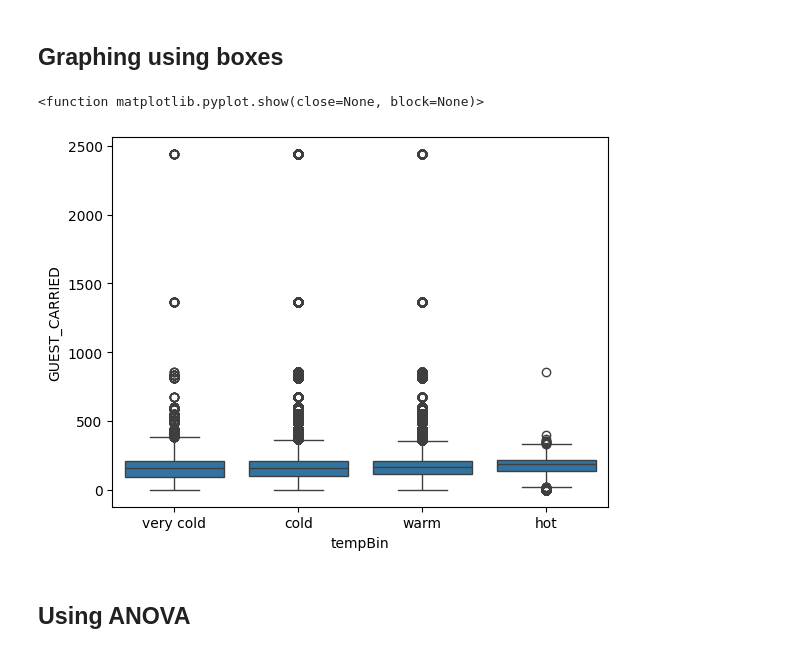
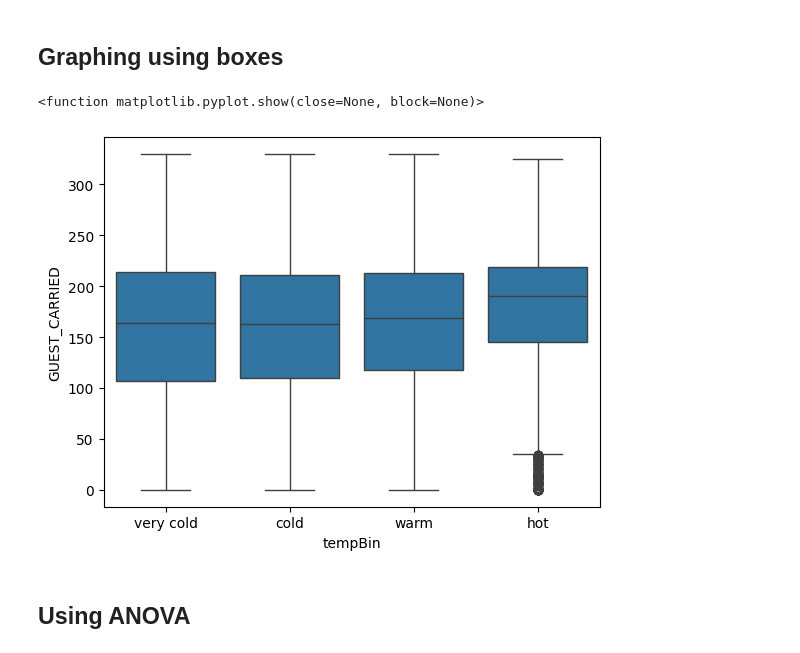
Before and after one commit to MwBm/DataAnalysisIntro, a Jupyter notebook: disneyData.ipynb, the cells around one changed output. Drawn from its saved outputs; the diff is of its cells as text; code cells hidden in the pictures.

Commit message:
Adding a couple more graphs

```diff
--- a/disneyData.ipynb
+++ b/disneyData.ipynb
@@ -95,8 +95,8 @@ wait_times_new['hour'] = wait_times_new['DateTime'].dt.hour
 wait_times_new_roller = wait_times_new[(wait_times_new['CAPACITY'] != 0) & (wait_times_new['ENTITY_DESCRIPTION_SHORT'] == "Roller Coaster")]
 wait_times_new_rapids = wait_times_new[(wait_times_new['CAPACITY'] != 0) & (wait_times_new['ENTITY_DESCRIPTION_SHORT'] == "Rapids Ride")]
 
-wait_times_new_roller = wait_times_new_roller[['year', 'hour', 'ENTITY_DESCRIPTION_SHORT', 'WAIT_TIME_MAX', 'GUEST_CARRIED']]
-wait_times_new_rapids = wait_times_new_rapids[['year', 'hour', 'ENTITY_DESCRIPTION_SHORT', 'WAIT_TIME_MAX', 'GUEST_CARRIED']]
+wait_times_new_roller = wait_times_new_roller[['year', 'hour', 'ENTITY_DESCRIPTION_SHORT', 'WAIT_TIME_MAX', 'GUEST_CARRIED', 'ADJUST_CAPACITY']]
+wait_times_new_rapids = wait_times_new_rapids[['year', 'hour', 'ENTITY_DESCRIPTION_SHORT', 'WAIT_TIME_MAX', 'GUEST_CARRIED', 'ADJUST_CAPACITY']]
 
 print(wait_times_new_roller)
 print(wait_times_new_rapids)
@@ -179,3 +190,5 @@ print(f"Correlation: {corr}, p-value: {p_value}")
 Correlation: 0.030310253889163023, p-value: 0.0
 # %% [markdown]
 ### Low correlation value confirms the hyopthesis from the graph. But since the dataset is so large, the p-value could be forced lower. Even .03 could be signifcant if we have millions of rows.
+# %%
+matching_rapids = matching_rapids[matching_rapids['GUEST_CARRIED'] < matching_rapids['ADJUST_CAPACITY']]
@@ -183,12 +205,12 @@ Correlation: 0.030310253889163023, p-value: 0.0
 ## Graphing using boxes
 # %%
 import seaborn as sns
-matching_rapids['tempBin'] = pd.cut(matching_rapids['feels_like'], bins=[-20, 0, 20, 40, 60], labels=['very cold', 'cold', 'warm', 'hot'])
+matching_rapids.loc[:, 'tempBin'] = pd.cut(matching_rapids['feels_like'], bins=[-20, 0, 20, 40, 60], labels=['very cold', 'cold', 'warm', 'hot'])
 sns.boxplot(x='tempBin', y='GUEST_CARRIED', data=matching_rapids)
 plt.show
 # %% [output]
 <function matplotlib.pyplot.show(close=None, block=None)>
-[figure, old version]
+[figure, new version]
 # %% [markdown]
 ## Using ANOVA
 # %%
```
Also changed, not shown: parts of 6 cells of this notebook, 1 other file.
